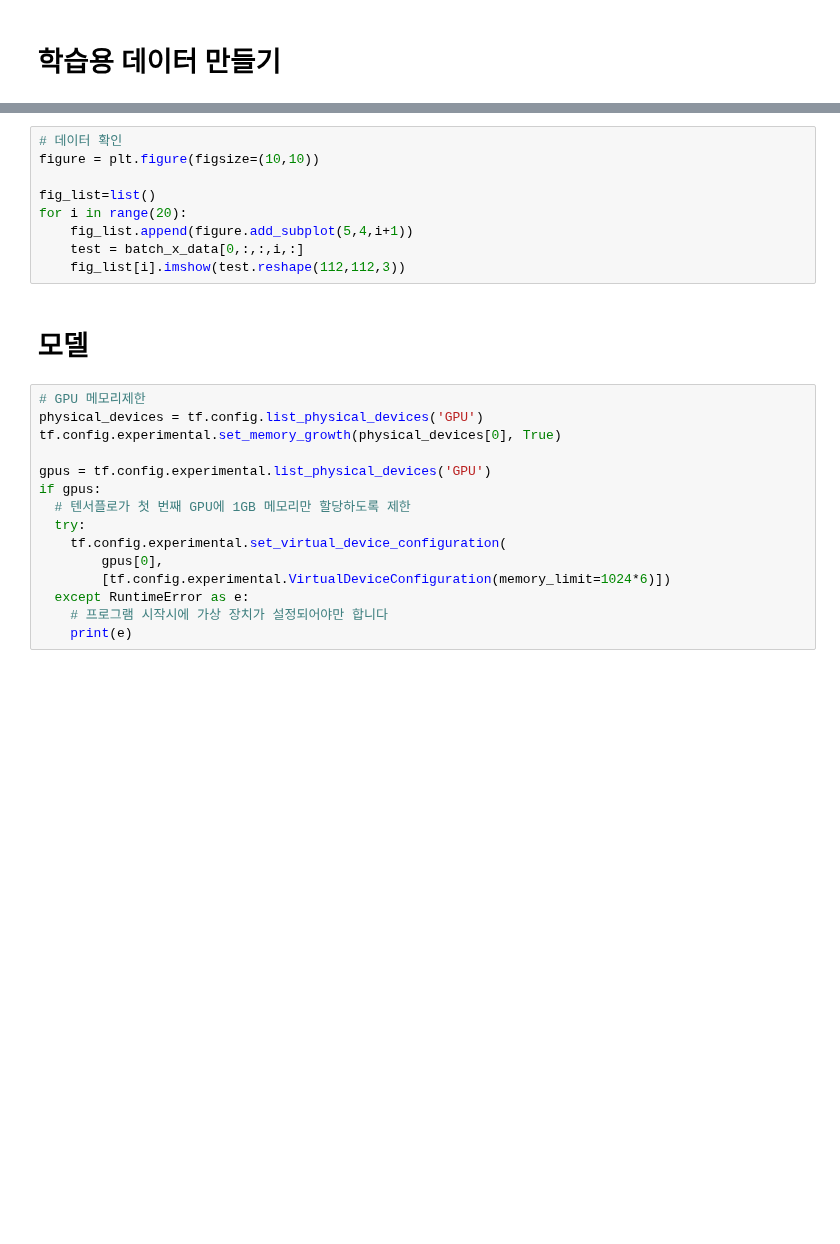
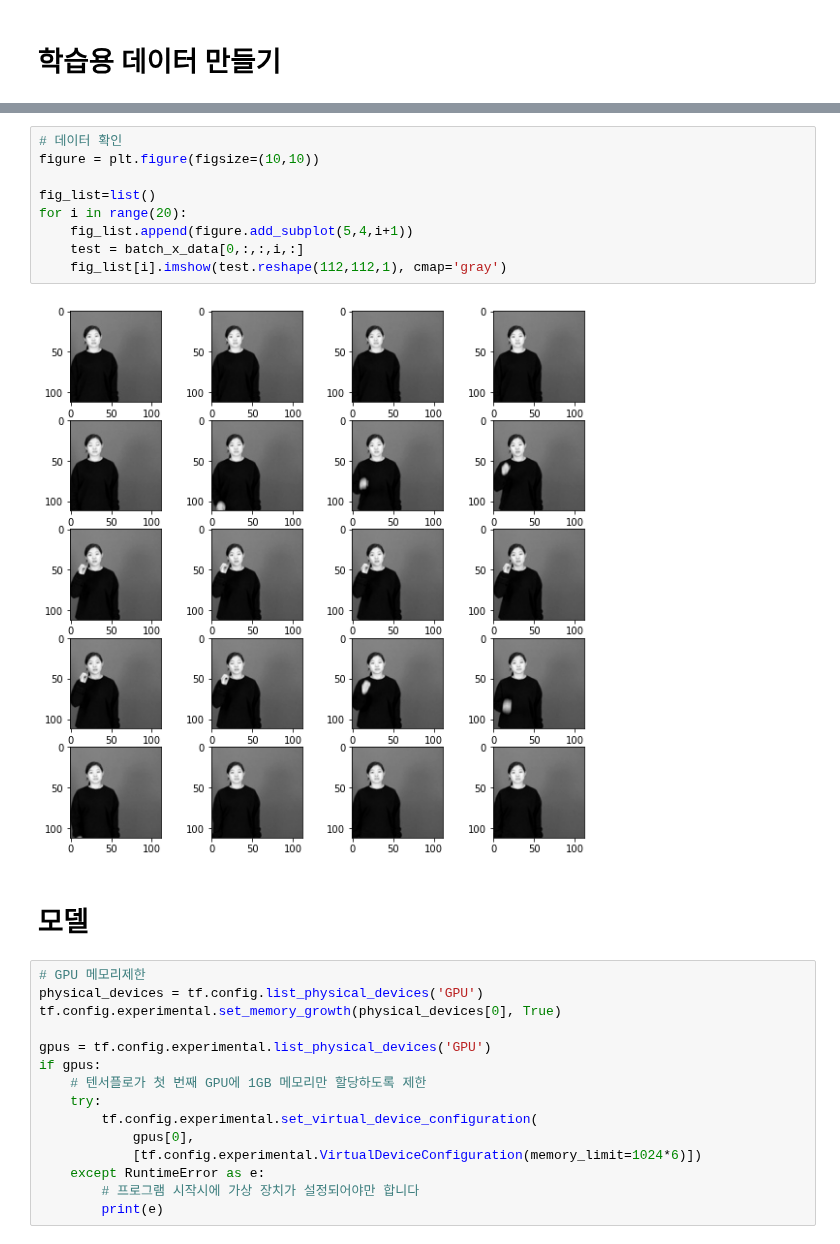
Before and after one commit to 1il1il/TIL, a Jupyter notebook: ai/융복합/C3D test.ipynb, the cells around one changed output, grey strips where cells are left out. Cells and saved outputs as stored; diff of their text form; blank space fills up the shorter version.

```diff
--- a/ai/융복합/C3D test.ipynb
+++ b/ai/융복합/C3D test.ipynb
@@ -54,12 +81,14 @@ display(batch_t_data)
 # %%
 # 데이터 확인
 figure = plt.figure(figsize=(10,10))
 
 fig_list=list()
 for i in range(20):
     fig_list.append(figure.add_subplot(5,4,i+1))
     test = batch_x_data[0,:,:,i,:]
-    fig_list[i].imshow(test.reshape(112,112,3))
+    fig_list[i].imshow(test.reshape(112,112,1), cmap='gray')
+# %% [output]
+[figure, added]
 # %% [markdown]
 # 모델
 # %%
@@ -69,14 +98,14 @@ tf.config.experimental.set_memory_growth(physical_devices[0], True)
 
 gpus = tf.config.experimental.list_physical_devices('GPU')
 if gpus:
-  # 텐서플로가 첫 번째 GPU에 1GB 메모리만 할당하도록 제한
-  try:
-    tf.config.experimental.set_virtual_device_configuration(
-        gpus[0],
-        [tf.config.experimental.VirtualDeviceConfiguration(memory_limit=1024*6)])
-  except RuntimeError as e:
-    # 프로그램 시작시에 가상 장치가 설정되어야만 합니다
-    print(e)
+    # 텐서플로가 첫 번째 GPU에 1GB 메모리만 할당하도록 제한
+    try:
+        tf.config.experimental.set_virtual_device_configuration(
+            gpus[0],
+            [tf.config.experimental.VirtualDeviceConfiguration(memory_limit=1024*6)])
+    except RuntimeError as e:
+        # 프로그램 시작시에 가상 장치가 설정되어야만 합니다
+        print(e)
 # %%
 # 모델 작성
 from tensorflow.keras.models import Sequential
```
Also changed, not shown: parts of 9 cells of this notebook, 1 other file.
